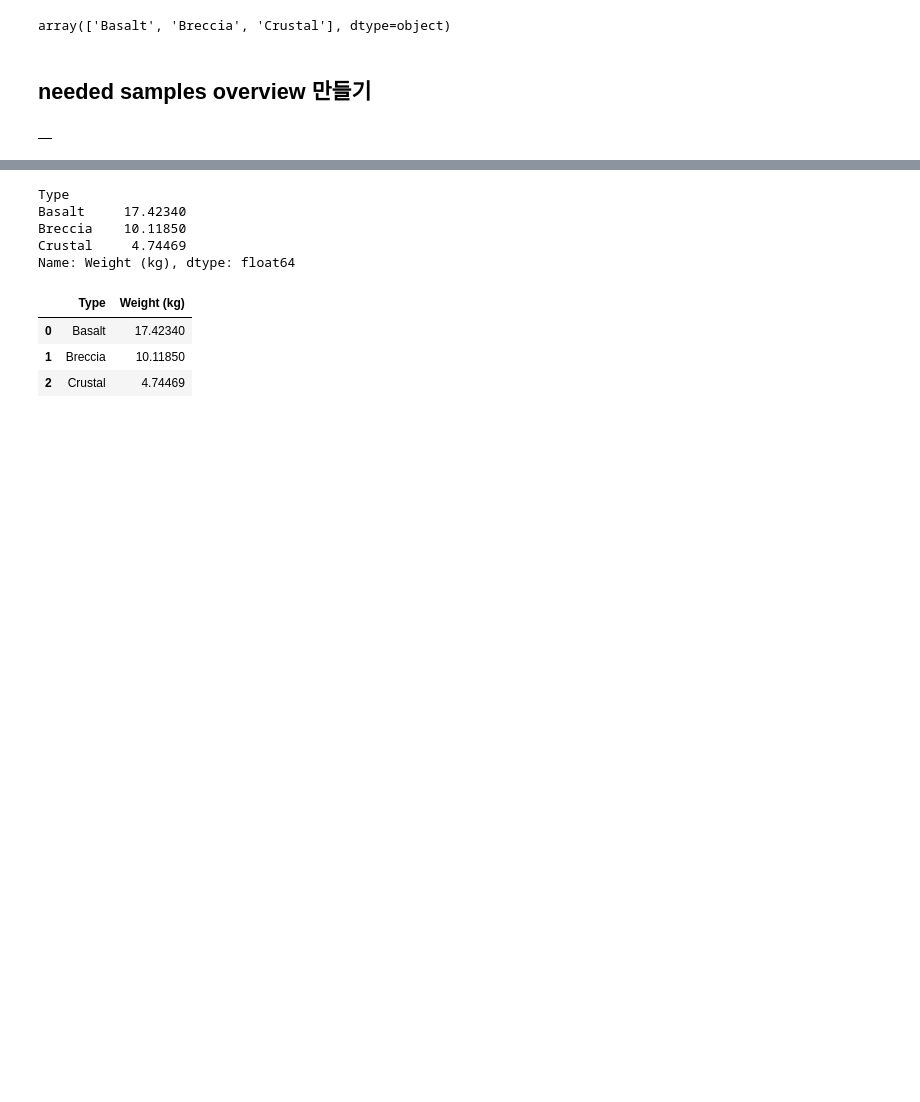
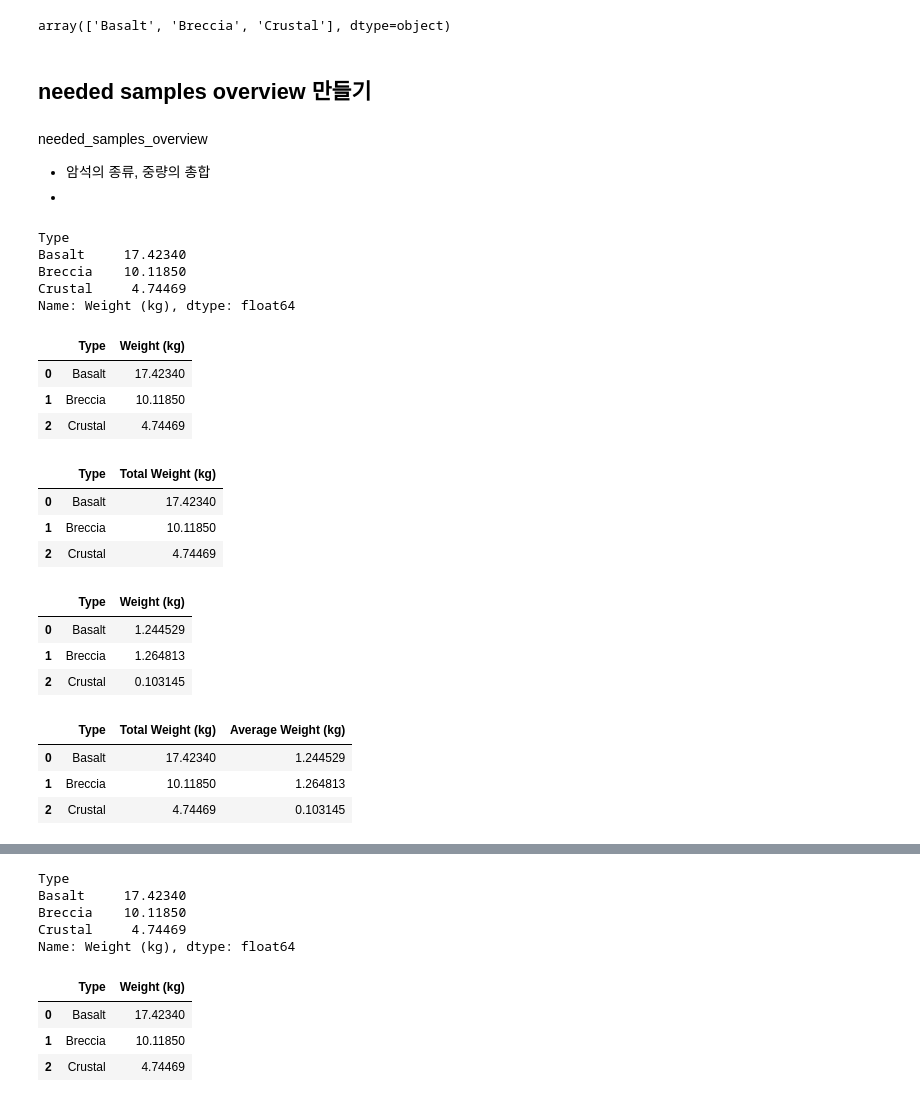
Before and after one commit to dailykim149656-source/pythonProject, a Jupyter notebook: 01_달탐사_미션.ipynb, the cells around one changed output, grey strips where cells are left out. Drawn from its saved outputs; the diff is of its cells as text; code cells hidden in the pictures; blank space fills up the shorter version.

```diff
--- a/01_달탐사_미션.ipynb
+++ b/01_달탐사_미션.ipynb
@@ -870,7 +921,50 @@ needed_samples['Type'].unique()
 array(['Basalt', 'Breccia', 'Crustal'], dtype=object)
 # %% [markdown]
 ## needed samples overview 만들기
+# %% [markdown]
+needed_samples_overview
+- 암석의 종류, 중량의 총합
+-
+# %%
+needed_samples.groupby('Type')['Weight (kg)'].sum()
+# %% [output]
+Type
+Basalt     17.42340
+Breccia    10.11850
+Crustal     4.74469
+Name: Weight (kg), dtype: float64
 # %%
 ## 아르테미스 임무에 전달할 최종 데이터프레임 needed_samples_overview 만든다.
+needed_samples_overview = needed_samples.groupby('Type')['Weight (kg)'].sum().reset_index()
+needed_samples_overview
 # %% [output]
-|  |
+|  | Type | Weight (kg) |
+| 0 | Basalt | 17.42340 |
+| 1 | Breccia | 10.11850 |
+| 2 | Crustal | 4.74469 |
+# %%
+needed_samples_overview.rename(columns={'Weight (kg)': 'Total Weight (kg)'}, inplace=True)
+needed_samples_overview
+# %% [output]
+|  | Type | Total Weight (kg) |
+| 0 | Basalt | 17.42340 |
+| 1 | Breccia | 10.11850 |
+| 2 | Crustal | 4.74469 |
+# %%
+temp = needed_samples.groupby('Type')['Weight (kg)'].mean().reset_index()
+temp
+# %% [output]
+|  | Type | Weight (kg) |
+| 0 | Basalt | 1.244529 |
+| 1 | Breccia | 1.264813 |
+| 2 | Crustal | 0.103145 |
+# %%
+needed_samples_overview = pd.merge(needed_samples_overview, temp, on = 'Type')
+# %%
+needed_samples_overview.rename(columns={'Weight (kg)': 'Average Weight (kg)'}, inplace=True)
+needed_samples_overview
+# %% [output]
+|  | Type | Total Weight (kg) | Average Weight (kg) |
+| 0 | Basalt | 17.42340 | 1.244529 |
+| 1 | Breccia | 10.11850 | 1.264813 |
+| 2 | Crustal | 4.74469 | 0.103145 |
```
Also changed, not shown: parts of 38 cells of this notebook, 3 other files.
